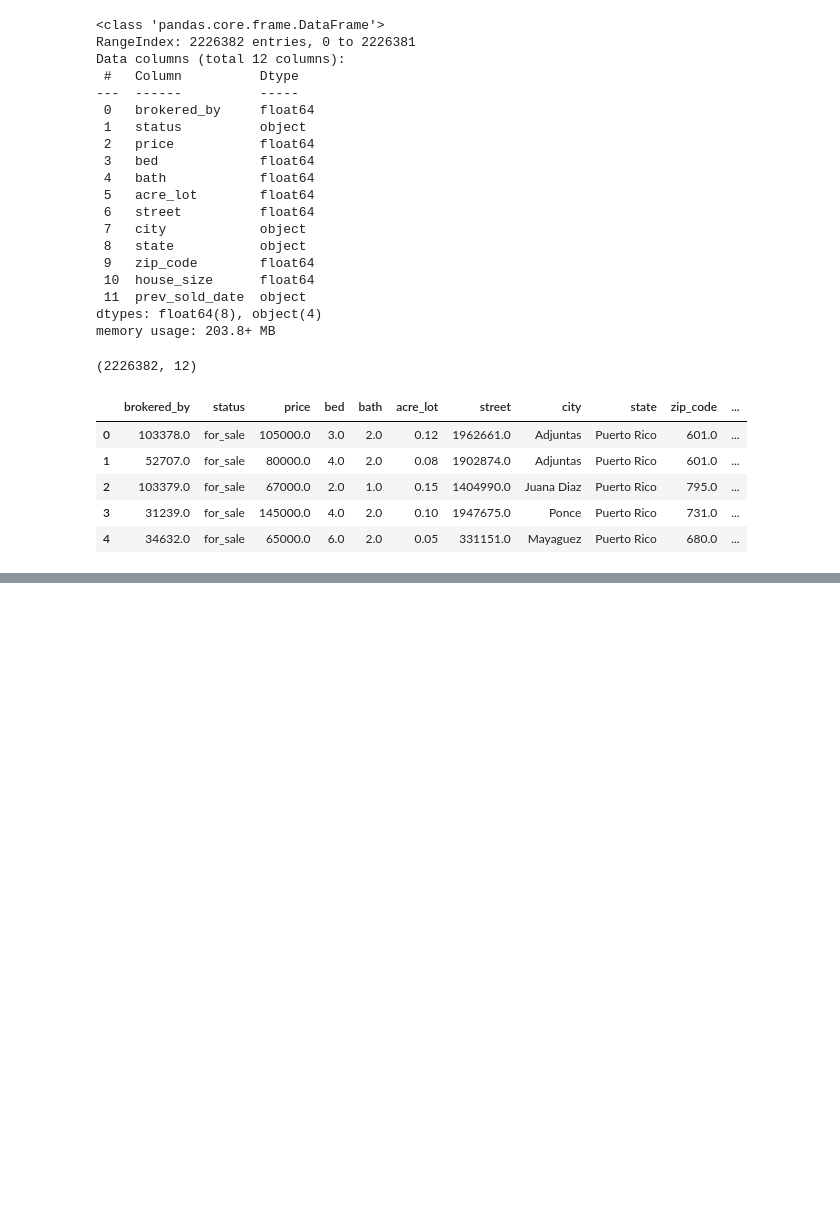
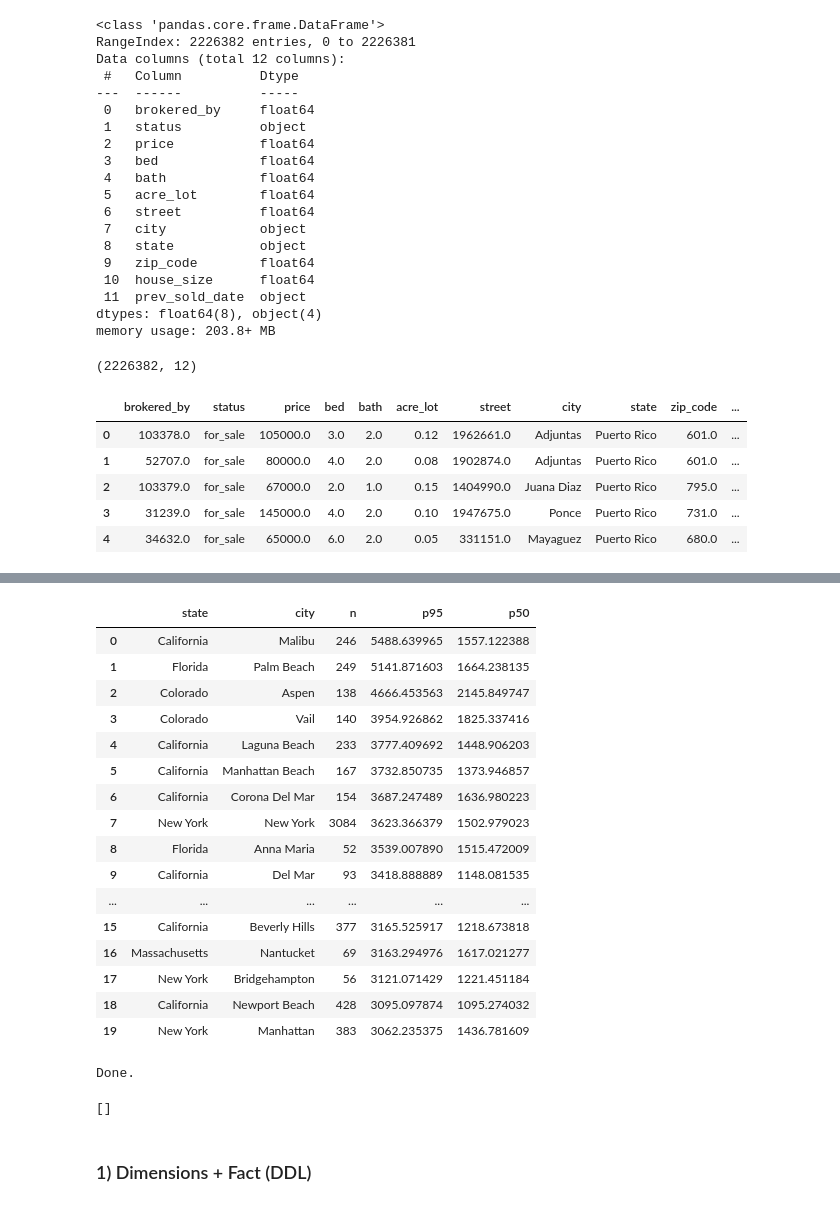
Before and after one commit to madesina2025/data-engineering-projects-portfolio, a Jupyter notebook: MetroPeak_Project/rentcast_eda_csv.ipynb, the cells around one changed output, grey strips where cells are left out. Cells and saved outputs as stored; diff of their text form; code cells hidden in the pictures; blank space fills up the shorter version.

```diff
--- a/MetroPeak_Project/rentcast_eda_csv.ipynb
+++ b/MetroPeak_Project/rentcast_eda_csv.ipynb
@@ -83,0 +487,23 @@ with engine.connect() as con:
+# %%
+# import pandas as pd
+# from sqlalchemy import create_engine, text
+
+SCHEMA = "staging"
+TABLE  = "staging_current_listings"
+
+# 1) get the column list
+cols = pd.read_sql(text("""
+    SELECT column_name
+    FROM information_schema.columns
+    WHERE table_schema = :s AND table_name = :t
+    ORDER BY ordinal_position
+"""), engine, params={"s": SCHEMA, "t": TABLE})["column_name"].tolist()
+
+# 2) build a simple UNION ALL to count NULLs per column
+parts = [
+    f"SELECT '{c}' AS col, COUNT(*) FILTER (WHERE {c} IS NULL) AS nulls FROM {SCHEMA}.{TABLE}"
+    for c in cols
+]
+sql = " UNION ALL ".join(parts)
+
+pd.read_sql(text(sql), engine)      # shows null counts per column
@@ -83,0 +565,45 @@ with engine.connect() as con:
+# %%
+pd.read_sql(text(f"""
+WITH base AS (
+  SELECT state, city, price/NULLIF(house_size,0) AS ppsqft
+  FROM {SCHEMA}.{TABLE}
+  WHERE price IS NOT NULL AND house_size > 0
+),
+stats AS (
+  SELECT state, city, COUNT(*) n,
+         PERCENTILE_CONT(0.95) WITHIN GROUP (ORDER BY ppsqft) AS p95,
+         PERCENTILE_CONT(0.50) WITHIN GROUP (ORDER BY ppsqft) AS p50
+  FROM base
+  GROUP BY state, city
+  HAVING COUNT(*) >= 50
+)
+SELECT * FROM stats
+ORDER BY p95 DESC
+LIMIT 20;
+"""), engine)
+# %% [output]
+|  | state | city | n | p95 | p50 |
+| 0 | California | Malibu | 246 | 5488.639965 | 1557.122388 |
+| 1 | Florida | Palm Beach | 249 | 5141.871603 | 1664.238135 |
+| 2 | Colorado | Aspen | 138 | 4666.453563 | 2145.849747 |
+| 3 | Colorado | Vail | 140 | 3954.926862 | 1825.337416 |
+| 4 | California | Laguna Beach | 233 | 3777.409692 | 1448.906203 |
+| 5 | California | Manhattan Beach | 167 | 3732.850735 | 1373.946857 |
+| 6 | California | Corona Del Mar | 154 | 3687.247489 | 1636.980223 |
+| 7 | New York | New York | 3084 | 3623.366379 | 1502.979023 |
+| 8 | Florida | Anna Maria | 52 | 3539.007890 | 1515.472009 |
+| 9 | California | Del Mar | 93 | 3418.888889 | 1148.081535 |
+| ... | ... | ... | ... | ... | ... |
+| 15 | California | Beverly Hills | 377 | 3165.525917 | 1218.673818 |
+| 16 | Massachusetts | Nantucket | 69 | 3163.294976 | 1617.021277 |
+| 17 | New York | Bridgehampton | 56 | 3121.071429 | 1221.451184 |
+| 18 | California | Newport Beach | 428 | 3095.097874 | 1095.274032 |
+| 19 | New York | Manhattan | 383 | 3062.235375 | 1436.781609 |
+# %%
+%%sql
+CREATE SCHEMA IF NOT EXISTS dw_mart;
+# %% [output]
+Done.
+[]
+# %% [markdown]
+### 1) Dimensions + Fact (DDL)
```
Also changed, not shown: parts of 39 cells of this notebook.
